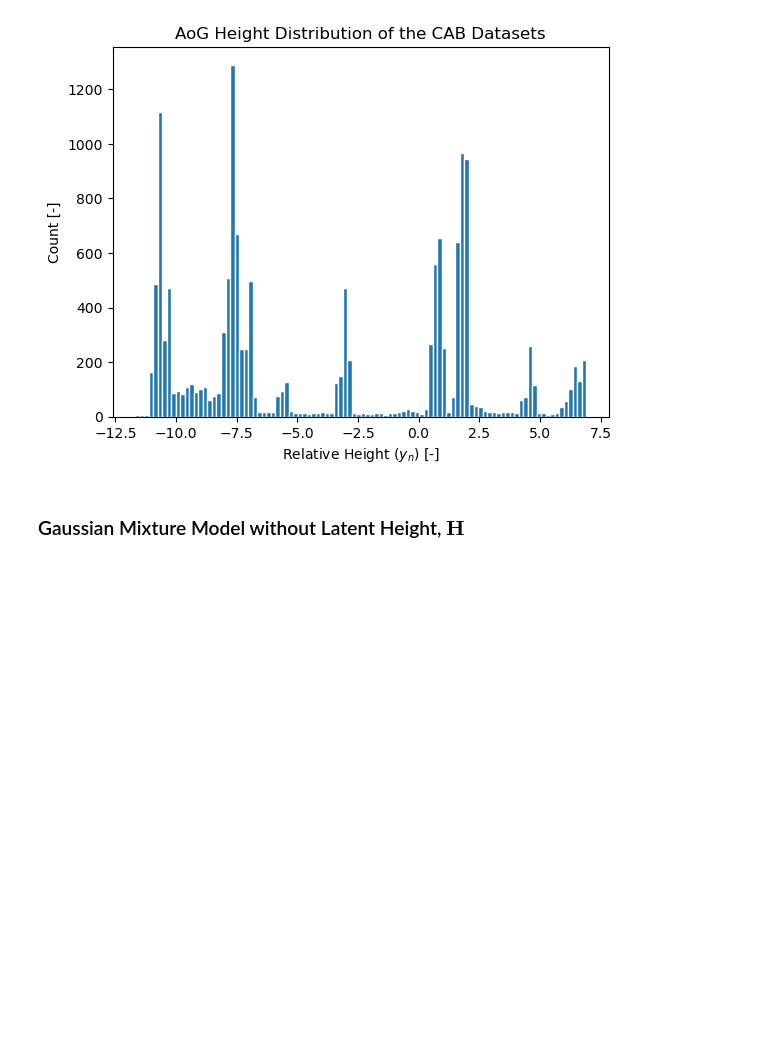
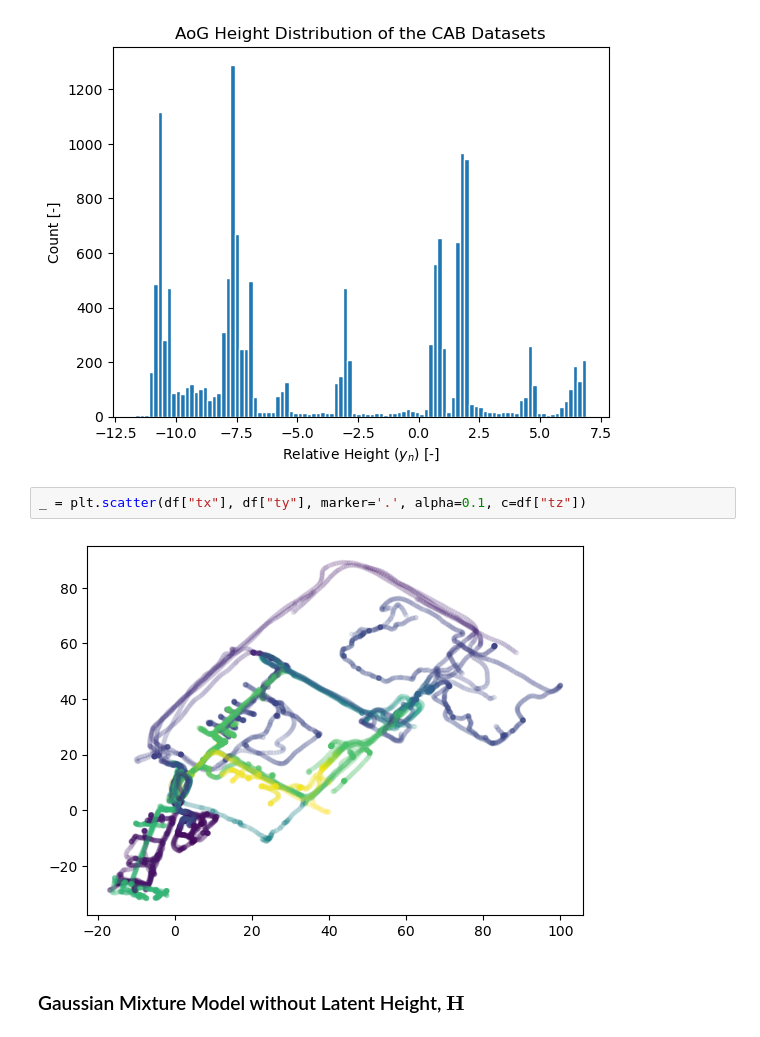
Before and after one commit to Winnaries/digital-twin-reconstruction, a Jupyter notebook: geospatial_indexing/notebooks/floor_inference.ipynb, the cells around one changed output. Saved outputs shown, nothing was run; the diff lists cells and outputs as text; blank space fills up the shorter version.

```diff
--- a/geospatial_indexing/notebooks/floor_inference.ipynb
+++ b/geospatial_indexing/notebooks/floor_inference.ipynb
@@ -15,6 +15,10 @@ _ = plt.xlabel(r"Relative Height ($y_n$) [-]")
 _ = plt.title("AoG Height Distribution of the CAB Datasets")
 # %% [output]
 [figure]
+# %%
+_ = plt.scatter(df["tx"], df["ty"], marker='.', alpha=0.1, c=df["tz"])
+# %% [output]
+[figure, added]
 # %% [markdown]
 ### Gaussian Mixture Model without Latent Height, $\mathbf H$
 # %%
```
Also changed, not shown: parts of 9 cells of this notebook.
